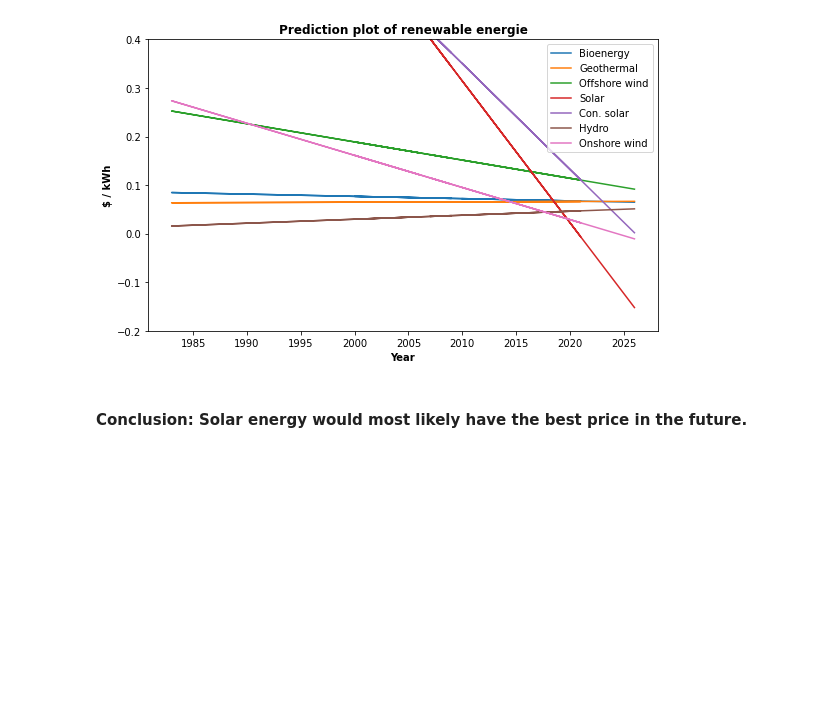
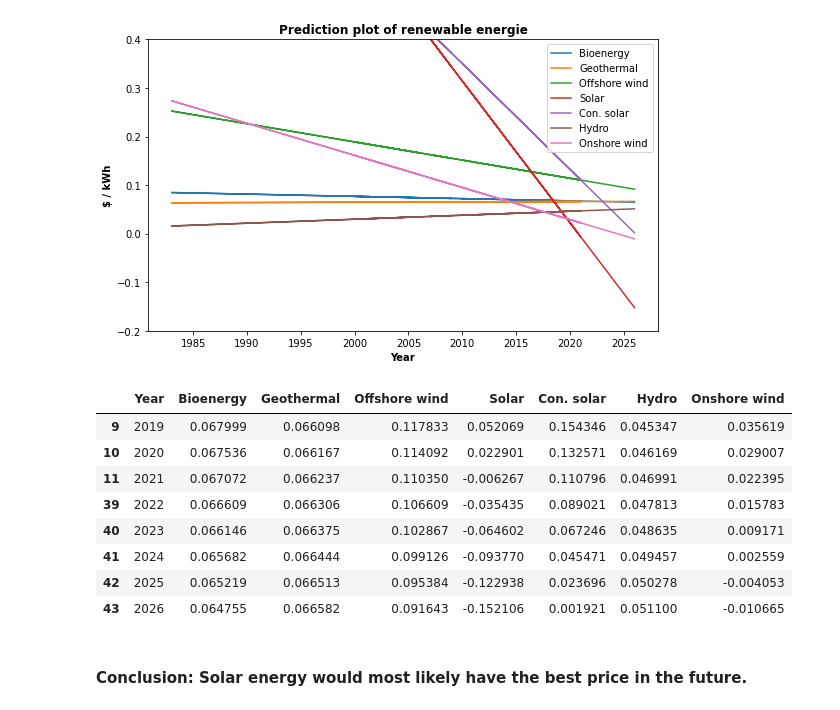
Before and after one commit to MandyP717/Data-analytics-with-python, a Jupyter notebook: Final CO2 emissions/Final assignment.ipynb, the cells around one changed output. Drawn from its saved outputs; the diff is of its cells as text; code cells hidden in the pictures; blank space fills up the shorter version.

```diff
--- a/Final CO2 emissions/Final assignment.ipynb
+++ b/Final CO2 emissions/Final assignment.ipynb
@@ -294,5 +293,18 @@ plt.tight_layout()
 plt.show()
 # %% [output]
 [figure]
+# %%
+pred_cost.sort_values(by=['Year'], inplace=True)
+display(pred_cost.tail(8))
+# %% [output]
+|  | Year | Bioenergy | Geothermal | Offshore wind | Solar | Con. solar | Hydro | Onshore wind |
+| 9 | 2019 | 0.067999 | 0.066098 | 0.117833 | 0.052069 | 0.154346 | 0.045347 | 0.035619 |
+| 10 | 2020 | 0.067536 | 0.066167 | 0.114092 | 0.022901 | 0.132571 | 0.046169 | 0.029007 |
+| 11 | 2021 | 0.067072 | 0.066237 | 0.110350 | -0.006267 | 0.110796 | 0.046991 | 0.022395 |
+| 39 | 2022 | 0.066609 | 0.066306 | 0.106609 | -0.035435 | 0.089021 | 0.047813 | 0.015783 |
+| 40 | 2023 | 0.066146 | 0.066375 | 0.102867 | -0.064602 | 0.067246 | 0.048635 | 0.009171 |
+| 41 | 2024 | 0.065682 | 0.066444 | 0.099126 | -0.093770 | 0.045471 | 0.049457 | 0.002559 |
+| 42 | 2025 | 0.065219 | 0.066513 | 0.095384 | -0.122938 | 0.023696 | 0.050278 | -0.004053 |
+| 43 | 2026 | 0.064755 | 0.066582 | 0.091643 | -0.152106 | 0.001921 | 0.051100 | -0.010665 |
 # %% [markdown]
 #### Conclusion: Solar energy would most likely have the best price in the future.
```
Also changed, not shown: parts of 5 cells of this notebook.
